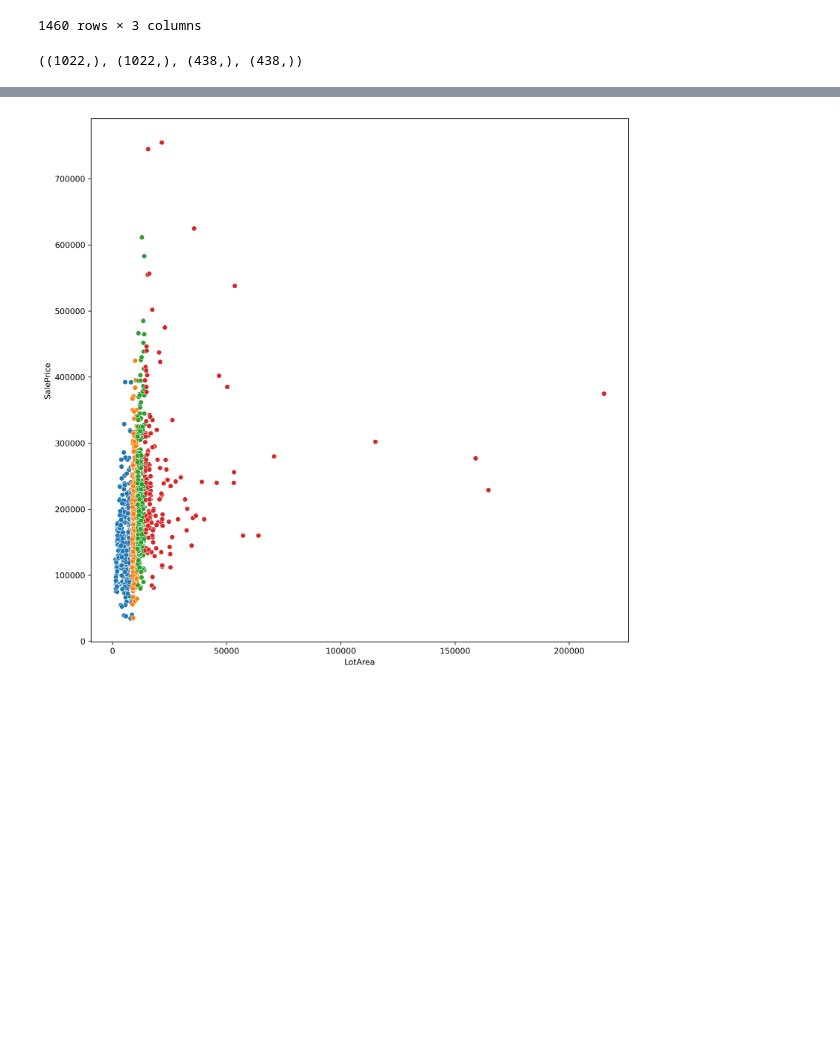
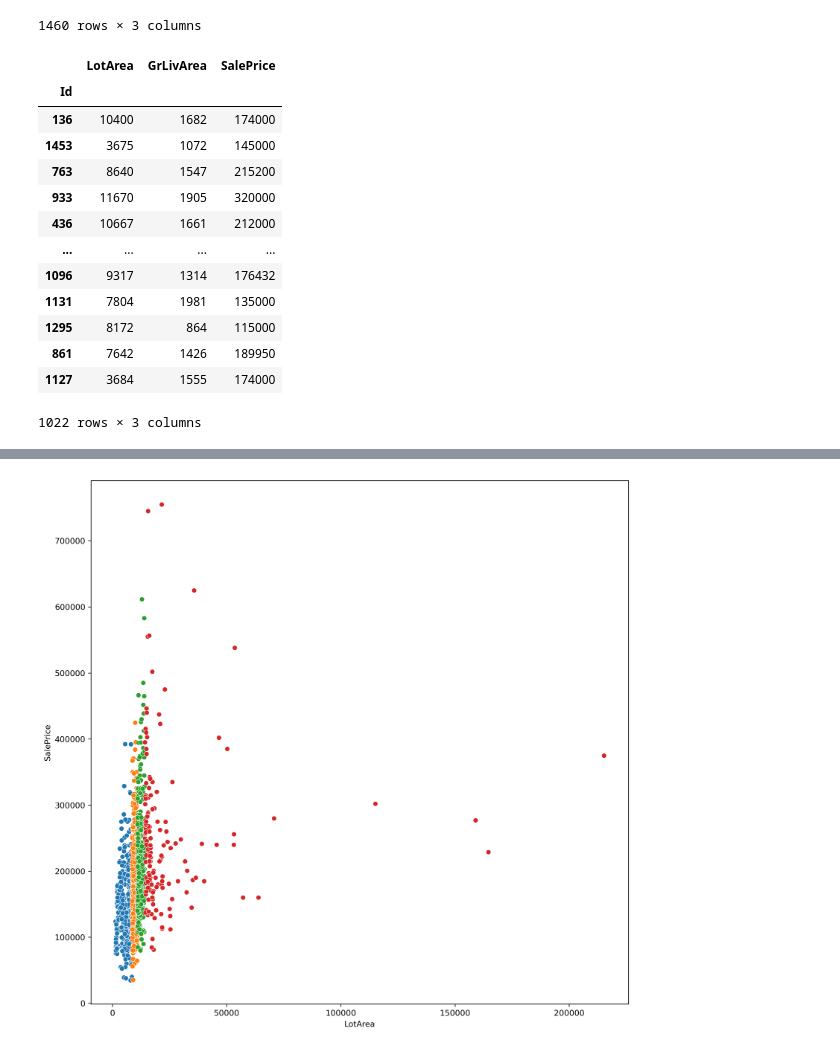
Before and after one commit to ashen007/Tree-based-regression-model, a Jupyter notebook: train.ipynb, the cells around one changed output, grey strips where cells are left out. Drawn from its saved outputs; the diff is of its cells as text; code cells hidden in the pictures; blank space fills up the shorter version.

```diff
--- a/train.ipynb
+++ b/train.ipynb
@@ -87,6 +87,20 @@ train_x,test_x,train_y,test_y = train_test_split(subset['LotArea'],subset['SaleP
-# %%
-train_x.shape,train_y.shape,test_x.shape,test_y.shape
-# %% [output]
-((1022,), (1022,), (438,), (438,))
+# %%
+train = pd.concat([train_x,train_y],axis=1)
+train
+# %% [output]
+|  | LotArea | GrLivArea | SalePrice |
+| Id |  |  |  |
+| 136 | 10400 | 1682 | 174000 |
+| 1453 | 3675 | 1072 | 145000 |
+| 763 | 8640 | 1547 | 215200 |
+| 933 | 11670 | 1905 | 320000 |
+| 436 | 10667 | 1661 | 212000 |
+| ... | ... | ... | ... |
+| 1096 | 9317 | 1314 | 176432 |
+| 1131 | 7804 | 1981 | 135000 |
+| 1295 | 8172 | 864 | 115000 |
+| 861 | 7642 | 1426 | 189950 |
+| 1127 | 3684 | 1555 | 174000 |
+1022 rows × 3 columns
 # %%
 plt.figure(figsize=[8,8],dpi=300)
```
Also changed, not shown: parts of 11 cells of this notebook, 1 other file.
